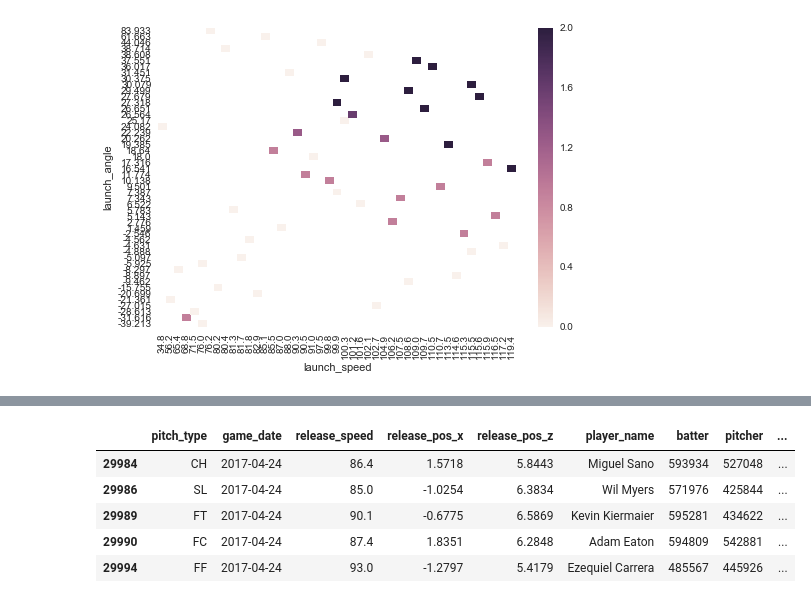
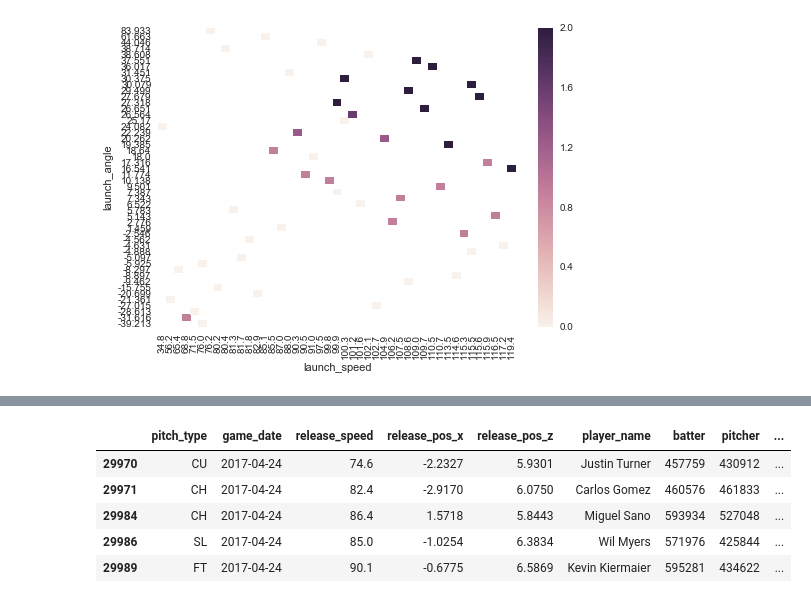
Before and after one commit to rlucioni/statcast, a Jupyter notebook: statcast/statcast.ipynb, the cells around one changed output, grey strips where cells are left out. Drawn from its saved outputs; the diff is of its cells as text; code cells hidden in the pictures.

Commit message:
Add heatmap and scatterplot of launch speed against launch angle with wOBA

```diff
--- a/statcast/statcast.ipynb
+++ b/statcast/statcast.ipynb
@@ -194,11 +202,17 @@ ax = seaborn.heatmap(woba_df)
 # %%
-defined_woba_df = pandas.read_csv('data/batters.csv', na_values={'woba_value': 'null'})
-defined_woba_df = defined_woba_df.dropna(subset=['woba_value'])
+na_values = {
+    'launch_speed': 'null',
+    'launch_angle': 'null',
+    'woba_value': 'null',
+}
+defined_woba_df = pandas.read_csv('data/batters.csv', na_values=na_values)
+
+defined_woba_df = defined_woba_df.dropna(subset=na_values)
 defined_woba_df.tail()
 # %% [output]
 |  | pitch_type | game_date | release_speed | release_pos_x | release_pos_z | player_name | batter | pitcher | ... |
+| 29970 | CU | 2017-04-24 | 74.6 | -2.2327 | 5.9301 | Justin Turner | 457759 | 430912 | ... |
+| 29971 | CH | 2017-04-24 | 82.4 | -2.9170 | 6.0750 | Carlos Gomez | 460576 | 461833 | ... |
 | 29984 | CH | 2017-04-24 | 86.4 | 1.5718 | 5.8443 | Miguel Sano | 593934 | 527048 | ... |
 | 29986 | SL | 2017-04-24 | 85.0 | -1.0254 | 6.3834 | Wil Myers | 571976 | 425844 | ... |
 | 29989 | FT | 2017-04-24 | 90.1 | -0.6775 | 6.5869 | Kevin Kiermaier | 595281 | 434622 | ... |
-| 29990 | FC | 2017-04-24 | 87.4 | 1.8351 | 6.2848 | Adam Eaton | 594809 | 542881 | ... |
-| 29994 | FF | 2017-04-24 | 93.0 | -1.2797 | 5.4179 | Ezequiel Carrera | 485567 | 445926 | ... |
```
Also changed, not shown: parts of 5 cells of this notebook.
